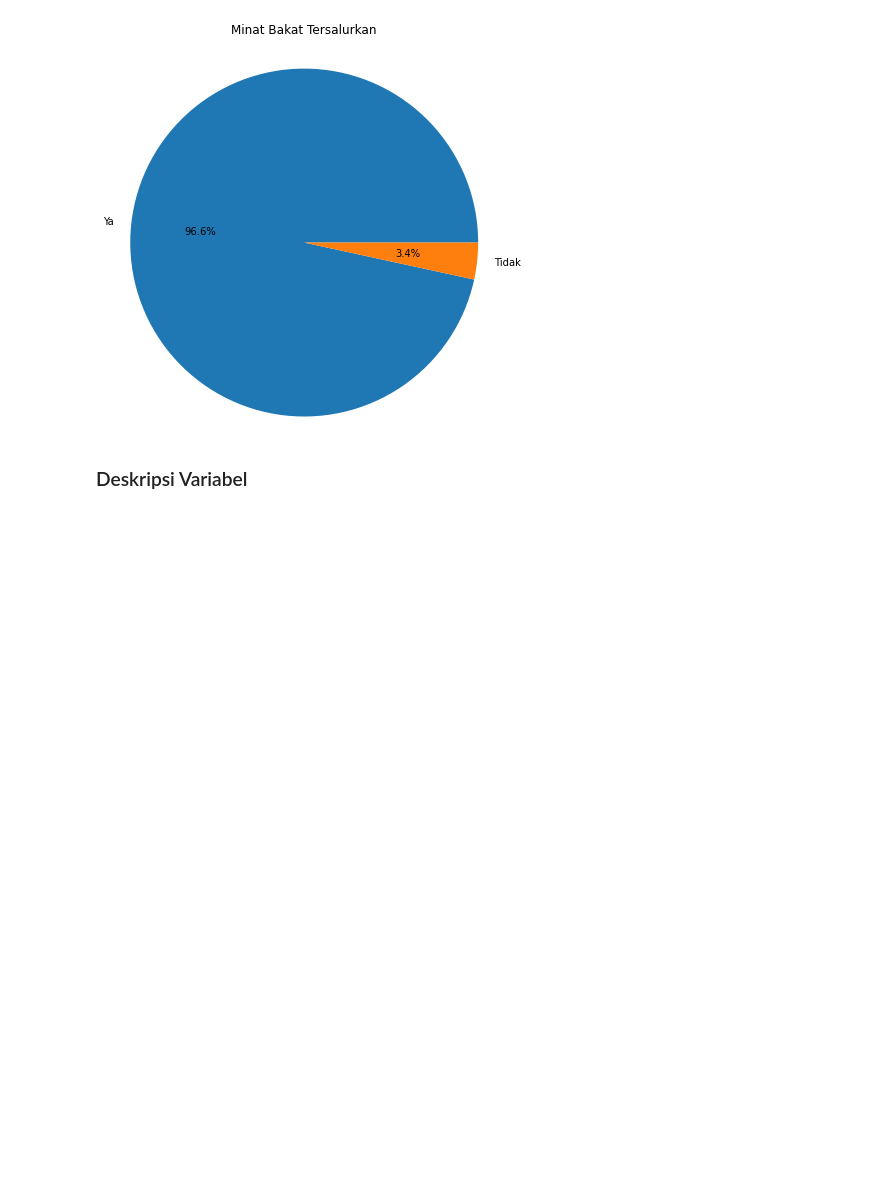
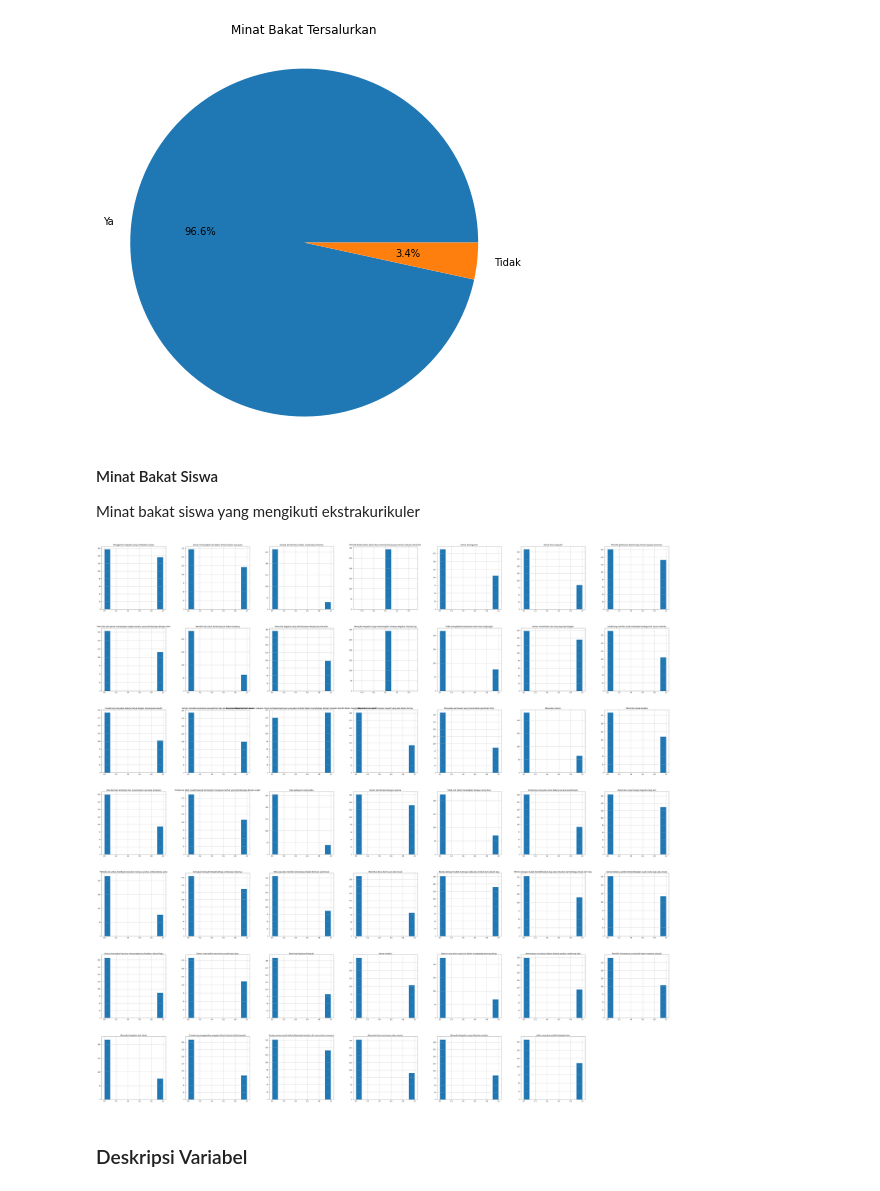
Before and after one commit to diyosukma/CP68-SistemRekomendasi, a Jupyter notebook: Rekomendasi_Ekstrakurikuler.ipynb, the cells around one changed output. Cells and saved outputs as stored; diff of their text form; code cells hidden in the pictures; blank space fills up the shorter version.

```diff
--- a/Rekomendasi_Ekstrakurikuler.ipynb
+++ b/Rekomendasi_Ekstrakurikuler.ipynb
@@ -177,6 +210,14 @@ ax.set_title("Minat Bakat Tersalurkan", pad=100)
 plt.show()
 # %% [output]
 [figure]
+# %% [markdown]
+#### Minat Bakat Siswa
+Minat bakat siswa yang mengikuti ekstrakurikuler
+# %%
+df_tesmb.hist(figsize=(70,70))
+plt.show()
+# %% [output]
+[figure, added]
 # %% [markdown]
 ### Deskripsi Variabel
 # %%
```
Also changed, not shown: parts of 38 cells of this notebook.
